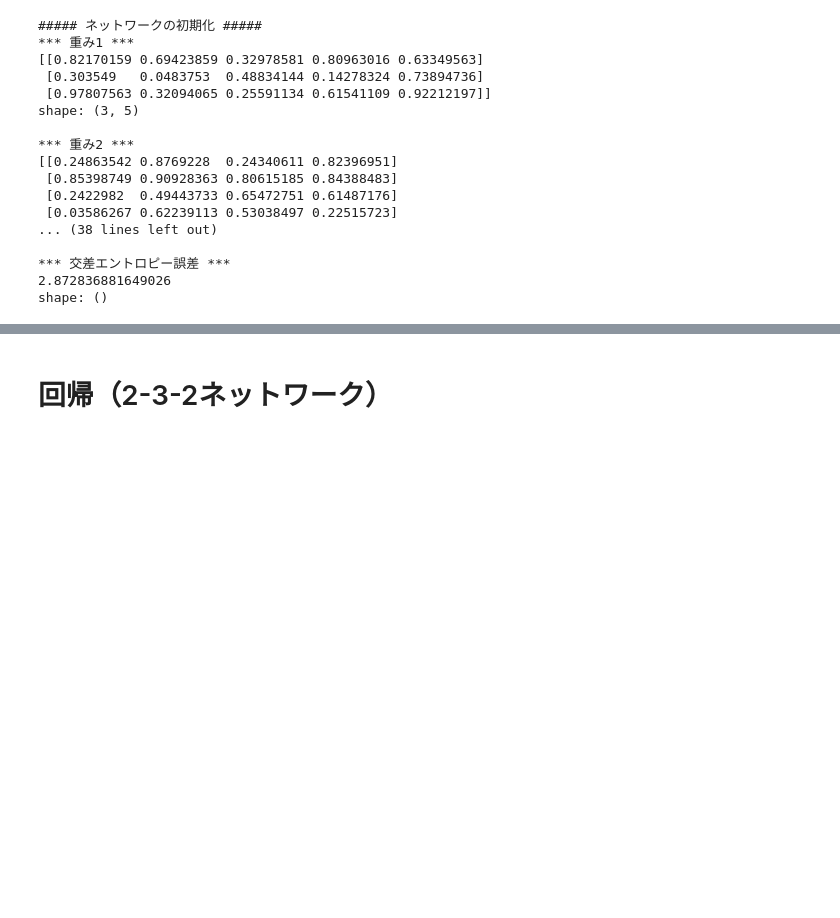
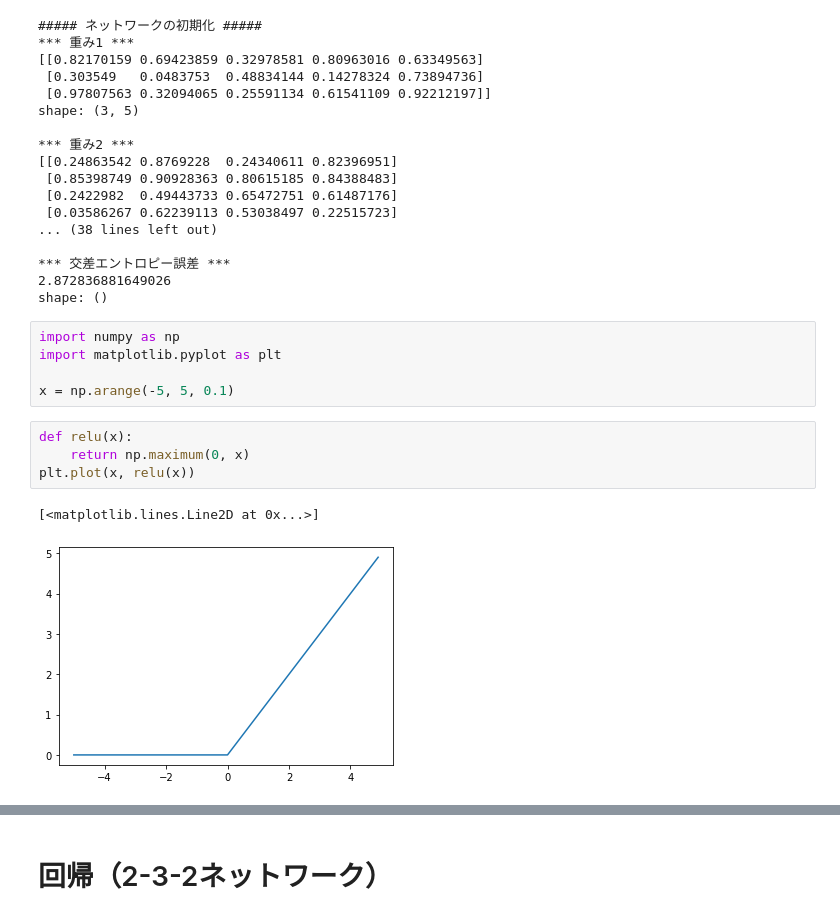
Before and after one commit to MatSoich/RabbitChallenge, a Jupyter notebook: 深層学習Day1/codes/1_1_forward_propagation_after.ipynb, the cells around one changed output, grey strips where cells are left out. Saved outputs shown, nothing was run; the diff lists cells and outputs as text; blank space fills up the shorter version.

```diff
--- a/深層学習Day1/codes/1_1_forward_propagation_after.ipynb
+++ b/深層学習Day1/codes/1_1_forward_propagation_after.ipynb
@@ -243,3 +243,15 @@ shape: (3, 5)
 *** 交差エントロピー誤差 ***
 2.872836881649026
 shape: ()
+# %%
+import numpy as np
+import matplotlib.pyplot as plt
+
+x = np.arange(-5, 5, 0.1)
+# %%
+def relu(x):
+    return np.maximum(0, x)
+plt.plot(x, relu(x))
+# %% [output]
+[<matplotlib.lines.Line2D at 0x...>]
+[figure, added]
```
Also changed, not shown: parts of 2 cells of this notebook, 6 other files.
